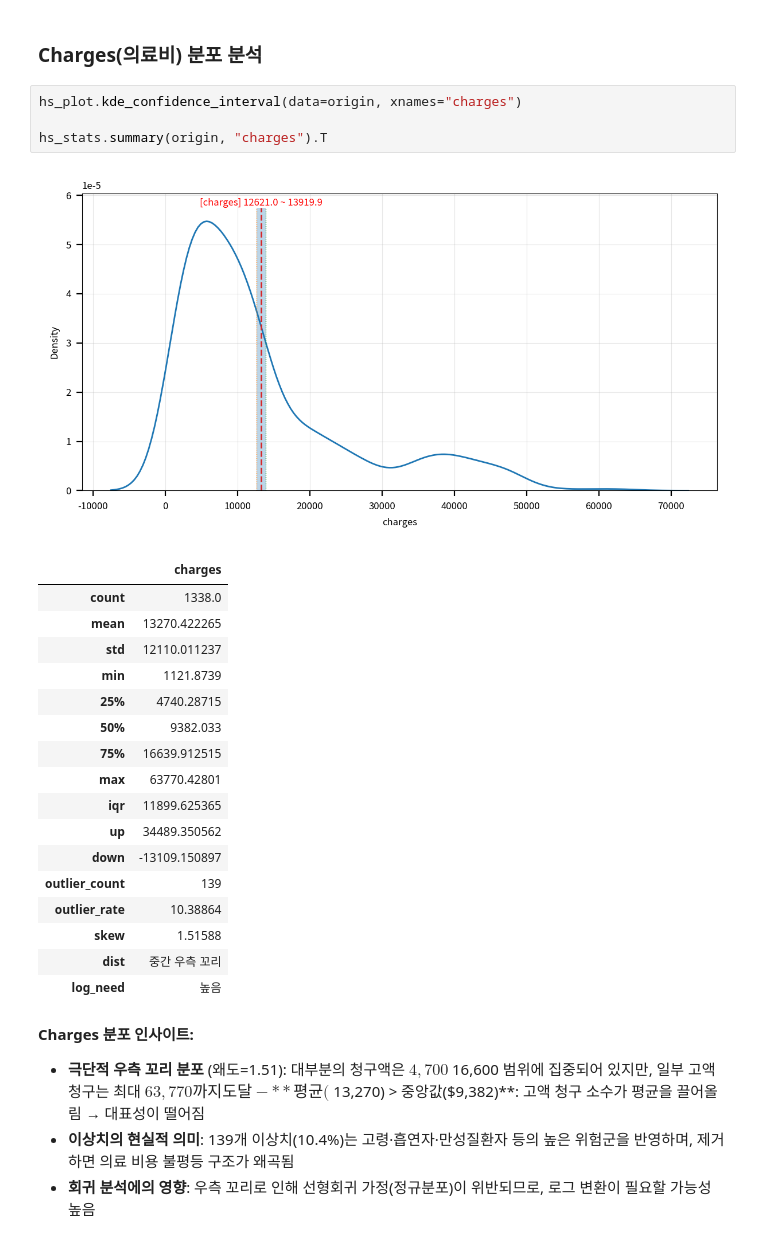
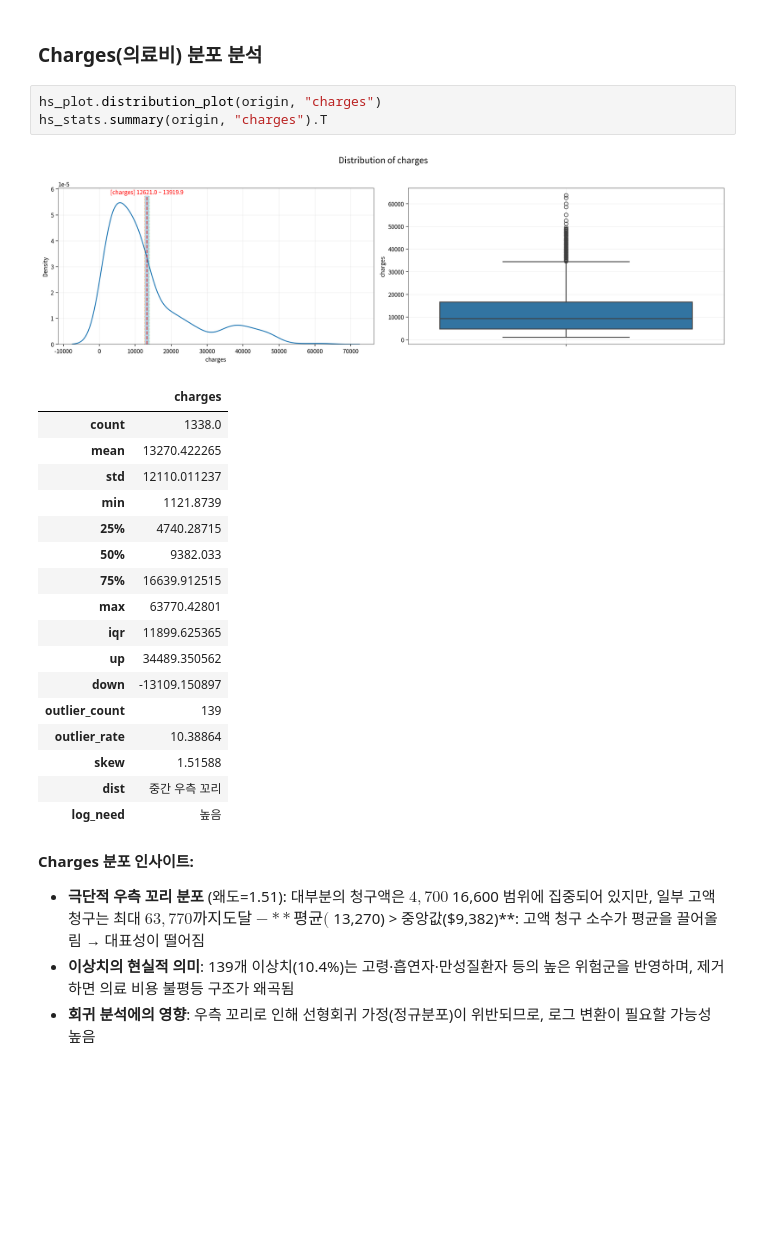
Before and after one commit to leekh4232/hossam-py, a Jupyter notebook: work.ipynb, the cells around one changed output. Saved outputs shown, nothing was run; the diff lists cells and outputs as text; blank space fills up the shorter version.

```diff
--- a/work.ipynb
+++ b/work.ipynb
@@ -204,11 +201,10 @@ hs_stats.summary(origin).T
 # %% [markdown]
 ### Charges(의료비) 분포 분석
 # %%
-hs_plot.kde_confidence_interval(data=origin, xnames="charges")
-
+hs_plot.distribution_plot(origin, "charges")
 hs_stats.summary(origin, "charges").T
 # %% [output]
-[figure, old version]
+[figure, new version]
 |  | charges |
 | count | 1338.0 |
 | mean | 13270.422265 |
```
Also changed, not shown: parts of 10 cells of this notebook, 6 other files.
